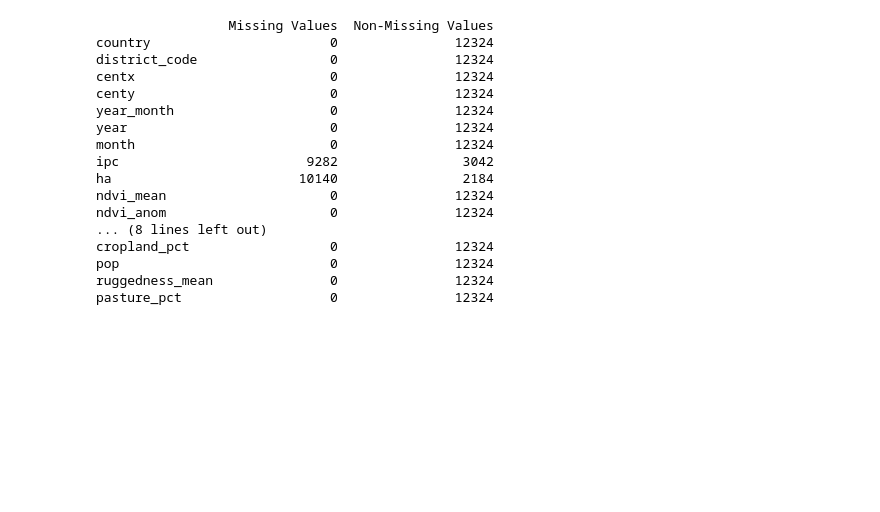
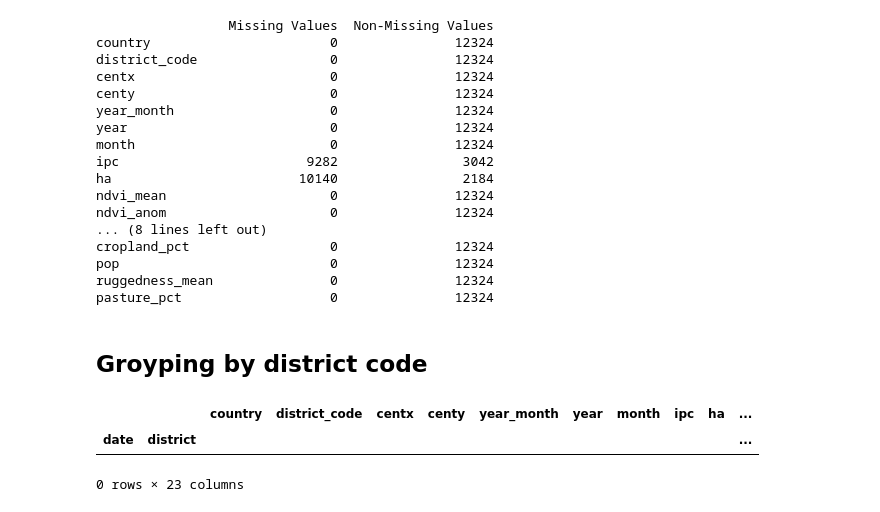
Before and after one commit to bartvanlooij/JBG060-DC3-Group-25, a Jupyter notebook: food_crises_EDA.ipynb, the cells around one changed output. Cells and saved outputs as stored; diff of their text form; code cells hidden in the pictures; blank space fills up the shorter version.

```diff
--- a/food_crises_EDA.ipynb
+++ b/food_crises_EDA.ipynb
@@ -199,3 +200,14 @@ cropland_pct                  0               12324
 pop                           0               12324
 ruggedness_mean               0               12324
 pasture_pct                   0               12324
+# %% [markdown]
+## Groyping by district code
+# %%
+sum = 0
+date = '2009_4'
+this_month = food_crises[food_crises['year_month'] == date]
+this_month
+# %% [output]
+|  |  | country | district_code | centx | centy | year_month | year | month | ipc | ha | ... |
+| date | district |  |  |  |  |  |  |  |  |  | ... |
+0 rows × 23 columns
```
Also changed, not shown: parts of 9 cells of this notebook.
